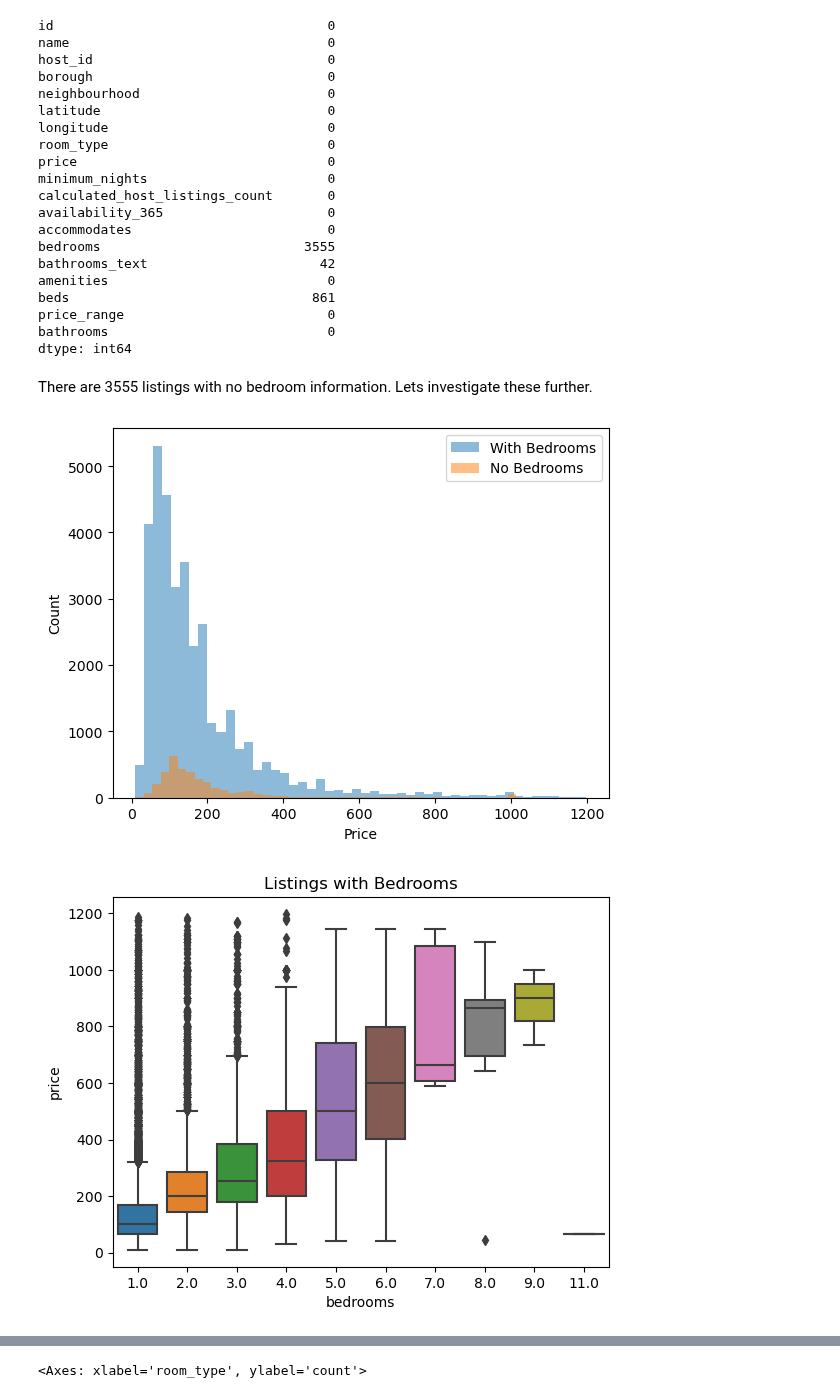
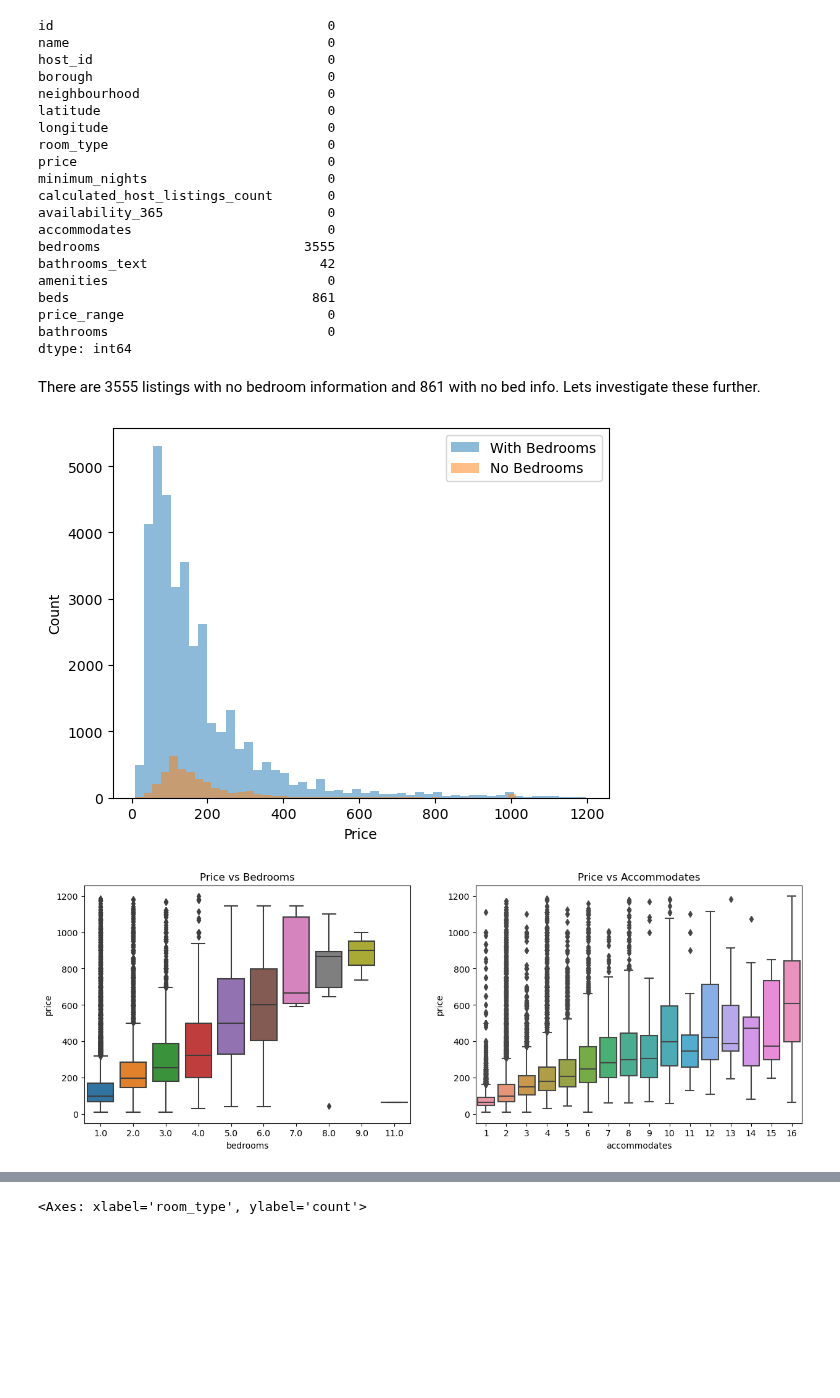
Before and after one commit to n-altawam/Sprinboard, a Jupyter notebook: Capstone 2/3. EDA.ipynb, the cells around one changed output, grey strips where cells are left out. Drawn from its saved outputs; the diff is of its cells as text; code cells hidden in the pictures; blank space fills up the shorter version.

```diff
--- a/Capstone 2/3. EDA.ipynb
+++ b/Capstone 2/3. EDA.ipynb
@@ -420,7 +431,7 @@ price_range                          0
 bathrooms                            0
 dtype: int64
 # %% [markdown]
-There are 3555 listings with no bedroom information. Lets investigate these further.
+There are 3555 listings with no bedroom information and 861 with no bed info. Lets investigate these further.
 # %%
 import matplotlib.pyplot as plt
 import seaborn as sns
@@ -436,12 +447,16 @@ plt.legend(loc='upper right')
 plt.xlabel('Price')
 plt.ylabel('Count')
 plt.show()
-
-# boxplot of the price column
-sns.boxplot(x='bedrooms', y='price', data=df_bedrooms)
-plt.title('Listings with Bedrooms')
-plt.show()
 # %% [output]
 [figure]
-[figure, removed]
+# %%
+# subplot boxplots of the bedrooms and accomodates vs price
+fig, ax = plt.subplots(1, 2, figsize=(15, 5))
+sns.boxplot(x='bedrooms', y='price', data=df_bedrooms, ax=ax[0])
+sns.boxplot(x='accommodates', y='price', data=df_bedrooms, ax=ax[1])
+ax[0].set_title('Price vs Bedrooms')
+ax[1].set_title('Price vs Accommodates')
+plt.show()
+# %% [output]
+[figure, added]
 # %% [markdown]
```
Also changed, not shown: parts of 23 cells of this notebook, 6 other files.
